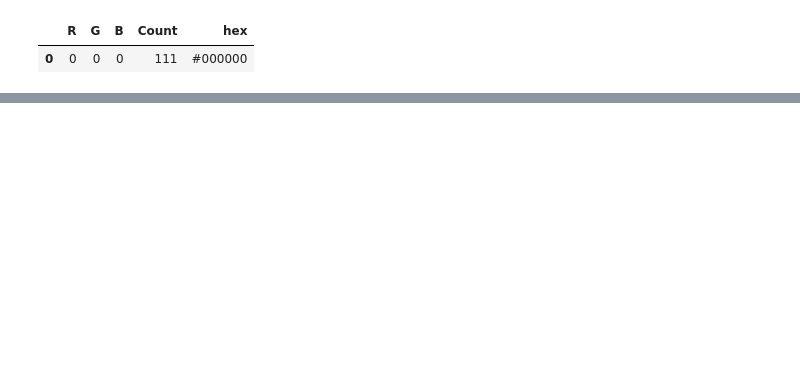
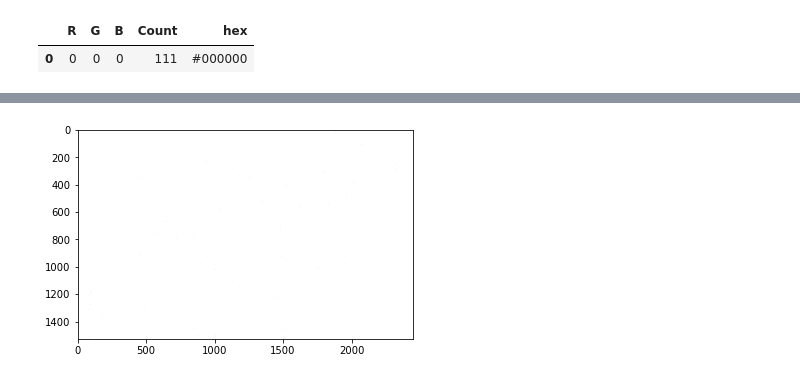
Before and after one commit to Shee-Ra/computer_vision, a Jupyter notebook: 2_2D_spatial_cross_correlation/notebooks/Exploring working with numpy and images.ipynb, the cells around one changed output, grey strips where cells are left out. Drawn from its saved outputs; the diff is of its cells as text; code cells hidden in the pictures; blank space fills up the shorter version.

```diff
--- a/2_2D_spatial_cross_correlation/notebooks/Exploring working with numpy and images.ipynb
+++ b/2_2D_spatial_cross_correlation/notebooks/Exploring working with numpy and images.ipynb
@@ -304,0 +363,12 @@ plot
+# %%
+# Let's see if I can get one type of pixel, e.g. this blue colour (RGBA=[156, 255, 255, 255])
+mask2=puzzle_array.copy() # I create a copy because I need to modify the image, and to do that I need write permission
+                            # (note this is may not be a copy of the image, but instead a copy of the pointers - which isn't important here, but good to know)
+indices_lst_notblue = np.where(np.any(mask2 != [156, 255, 255, 255], axis=-1)) # get any pixel that is NOT blue pixels
+indices_lst_blue = np.where(np.all(mask2 == [156, 255, 255, 255], axis=-1))    # this is just an example showing how to get blue pixels
+mask2[indices_lst_notblue]=[255,255,255,255] # colour all not blue pixels, white
+mask2[indices_lst_blue]=[0,0,0,255] # colour all not blue pixels, white
+pyplot.imshow(mask2)                   # show results
+pyplot.show()
+# %% [output]
+[figure, added]
```
Also changed, not shown: parts of 16 cells of this notebook, 2 other files.
